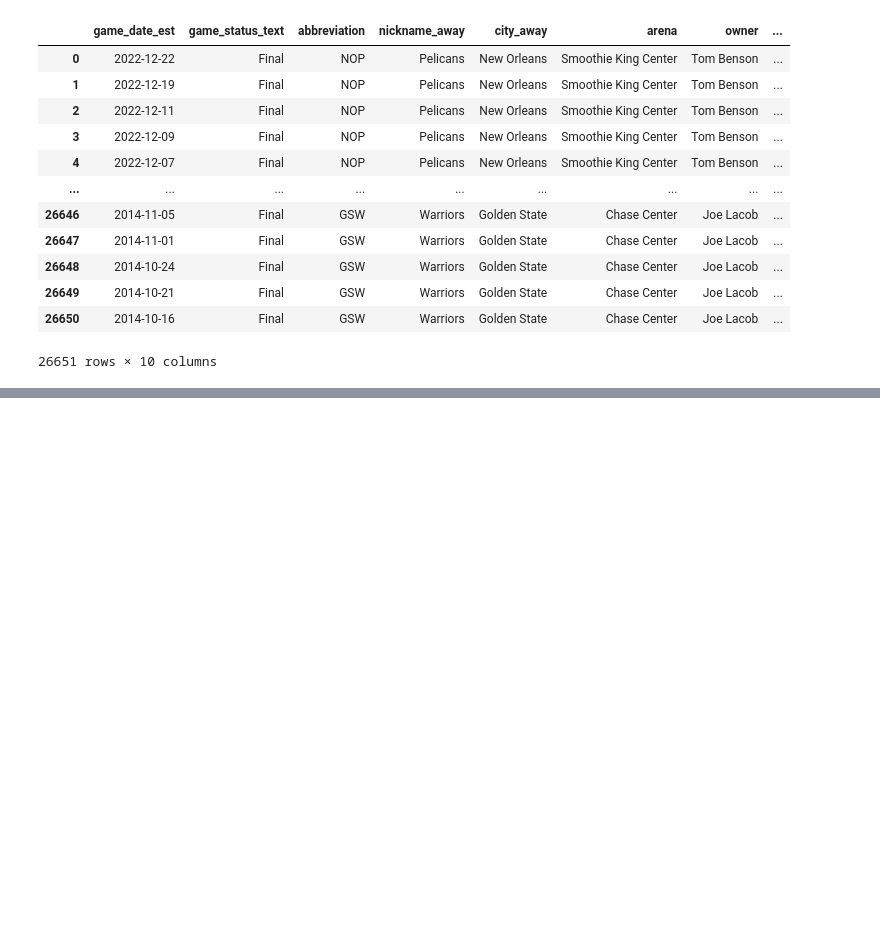
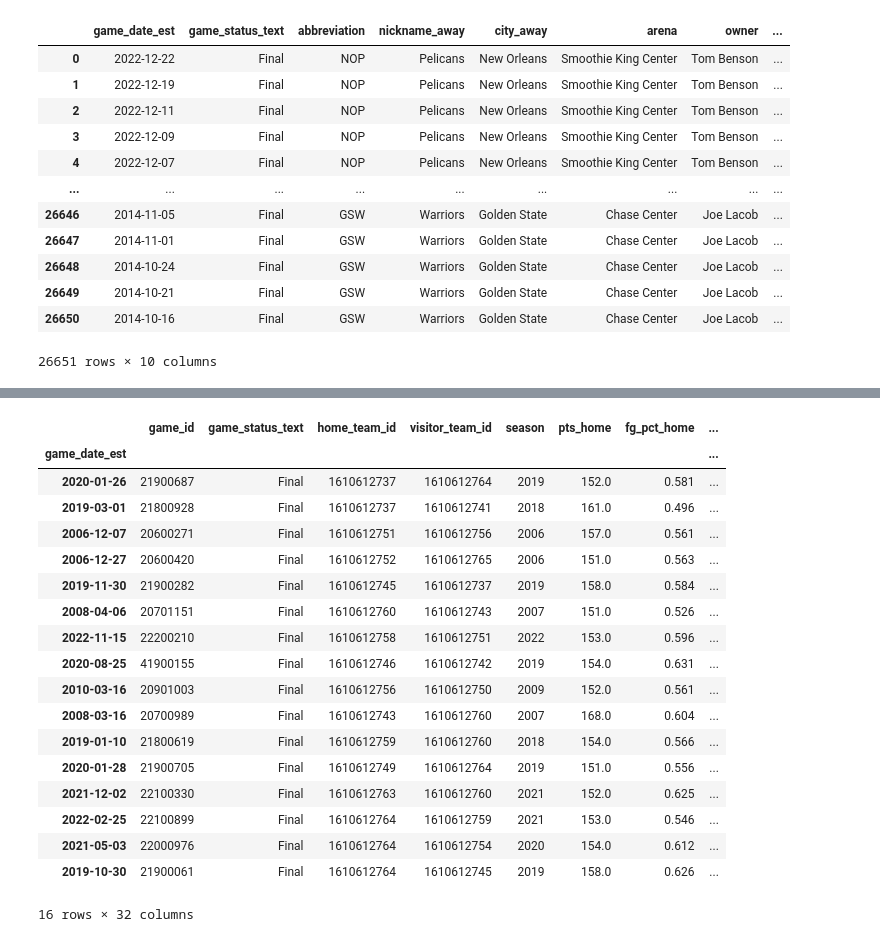
Before and after one commit to ankitlovanshi/pandas_project, a Jupyter notebook: project_games_teams.ipynb, the cells around one changed output, grey strips where cells are left out. Drawn from its saved outputs; the diff is of its cells as text; code cells hidden in the pictures; blank space fills up the shorter version.

```diff
--- a/project_games_teams.ipynb
+++ b/project_games_teams.ipynb
@@ -328,0 +452,23 @@ games.select_dtypes(exclude = 'number')
+# %%
+# 38. Select the rows with points_home greater than 150
+games[games['pts_home'] > 150]
+# %% [output]
+|  | game_id | game_status_text | home_team_id | visitor_team_id | season | pts_home | fg_pct_home | ... |
+| game_date_est |  |  |  |  |  |  |  | ... |
+| 2020-01-26 | 21900687 | Final | 1610612737 | 1610612764 | 2019 | 152.0 | 0.581 | ... |
+| 2019-03-01 | 21800928 | Final | 1610612737 | 1610612741 | 2018 | 161.0 | 0.496 | ... |
+| 2006-12-07 | 20600271 | Final | 1610612751 | 1610612756 | 2006 | 157.0 | 0.561 | ... |
+| 2006-12-27 | 20600420 | Final | 1610612752 | 1610612765 | 2006 | 151.0 | 0.563 | ... |
+| 2019-11-30 | 21900282 | Final | 1610612745 | 1610612737 | 2019 | 158.0 | 0.584 | ... |
+| 2008-04-06 | 20701151 | Final | 1610612760 | 1610612743 | 2007 | 151.0 | 0.526 | ... |
+| 2022-11-15 | 22200210 | Final | 1610612758 | 1610612751 | 2022 | 153.0 | 0.596 | ... |
+| 2020-08-25 | 41900155 | Final | 1610612746 | 1610612742 | 2019 | 154.0 | 0.631 | ... |
+| 2010-03-16 | 20901003 | Final | 1610612756 | 1610612750 | 2009 | 152.0 | 0.561 | ... |
+| 2008-03-16 | 20700989 | Final | 1610612743 | 1610612760 | 2007 | 168.0 | 0.604 | ... |
+| 2019-01-10 | 21800619 | Final | 1610612759 | 1610612760 | 2018 | 154.0 | 0.566 | ... |
+| 2020-01-28 | 21900705 | Final | 1610612749 | 1610612764 | 2019 | 151.0 | 0.556 | ... |
+| 2021-12-02 | 22100330 | Final | 1610612763 | 1610612760 | 2021 | 152.0 | 0.625 | ... |
+| 2022-02-25 | 22100899 | Final | 1610612764 | 1610612759 | 2021 | 153.0 | 0.546 | ... |
+| 2021-05-03 | 22000976 | Final | 1610612764 | 1610612754 | 2020 | 154.0 | 0.612 | ... |
+| 2019-10-30 | 21900061 | Final | 1610612764 | 1610612745 | 2019 | 158.0 | 0.626 | ... |
+16 rows × 32 columns
```
Also changed, not shown: parts of 12 cells of this notebook.
